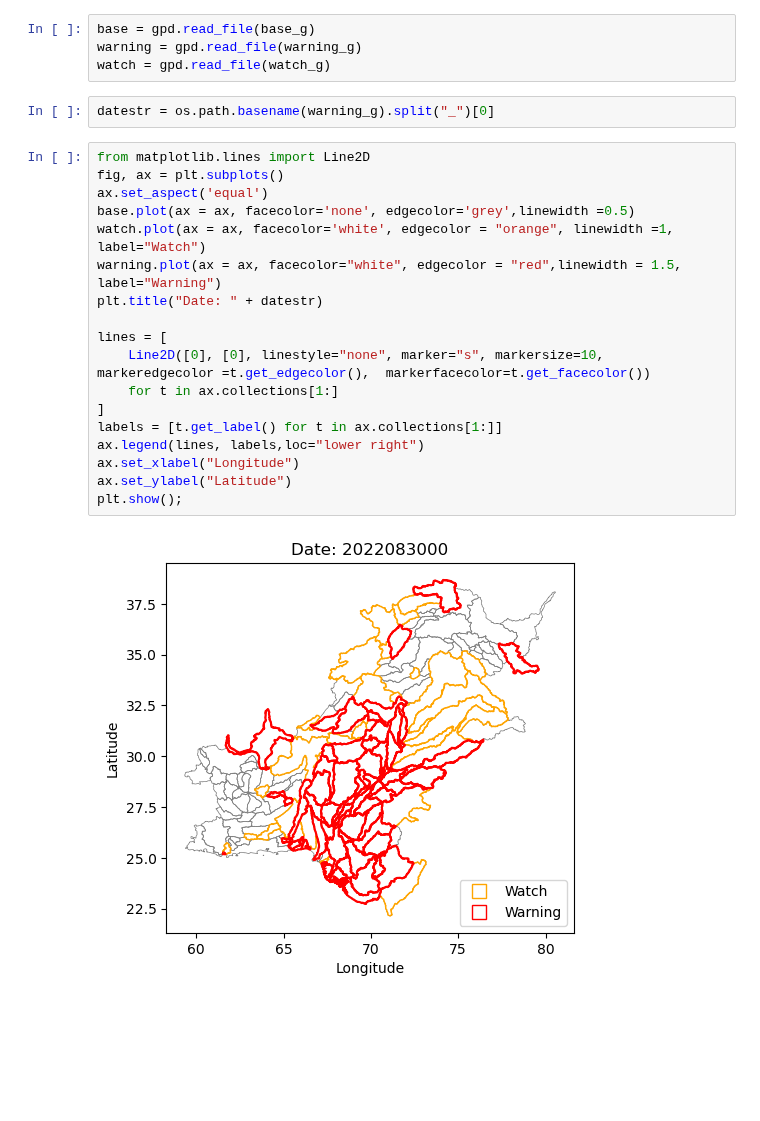
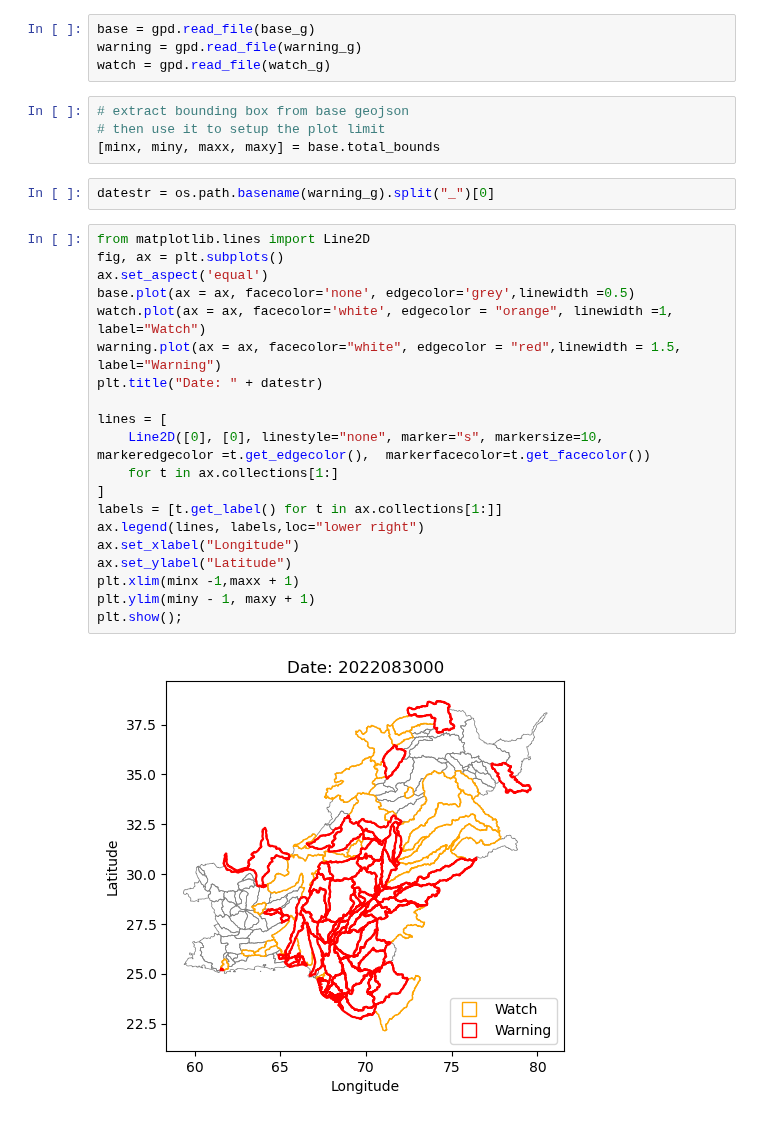
Before and after one commit to Global-Flood-Assessment/ModelOfModels, a Jupyter notebook: tools/generate_mommap.ipynb, the cells around one changed output. Saved outputs shown, nothing was run; the diff lists cells and outputs as text; blank space fills up the shorter version.

Commit message:
set plot region with bbox

```diff
--- a/tools/generate_mommap.ipynb
+++ b/tools/generate_mommap.ipynb
@@ -16,25 +16,31 @@ import geopandas as gpd
 base = gpd.read_file(base_g)
 warning = gpd.read_file(warning_g)
 watch = gpd.read_file(watch_g)
+# %%
+# extract bounding box from base geojson
+# then use it to setup the plot limit
+[minx, miny, maxx, maxy] = base.total_bounds
 # %%
 datestr = os.path.basename(warning_g).split("_")[0]
 # %%
 from matplotlib.lines import Line2D
 fig, ax = plt.subplots()
 ax.set_aspect('equal')
 base.plot(ax = ax, facecolor='none', edgecolor='grey',linewidth =0.5)
 watch.plot(ax = ax, facecolor='white', edgecolor = "orange", linewidth =1, label="Watch")
 warning.plot(ax = ax, facecolor="white", edgecolor = "red",linewidth = 1.5, label="Warning")
 plt.title("Date: " + datestr)
 
 lines = [
     Line2D([0], [0], linestyle="none", marker="s", markersize=10, markeredgecolor =t.get_edgecolor(),  markerfacecolor=t.get_facecolor())
     for t in ax.collections[1:]
 ]
 labels = [t.get_label() for t in ax.collections[1:]]
 ax.legend(lines, labels,loc="lower right")
 ax.set_xlabel("Longitude")
 ax.set_ylabel("Latitude")
+plt.xlim(minx -1,maxx + 1)
+plt.ylim(miny - 1, maxy + 1)
 plt.show();
 # %% [output]
-[figure, old version]
+[figure, new version]
```
Also changed, not shown: 1 other file.
